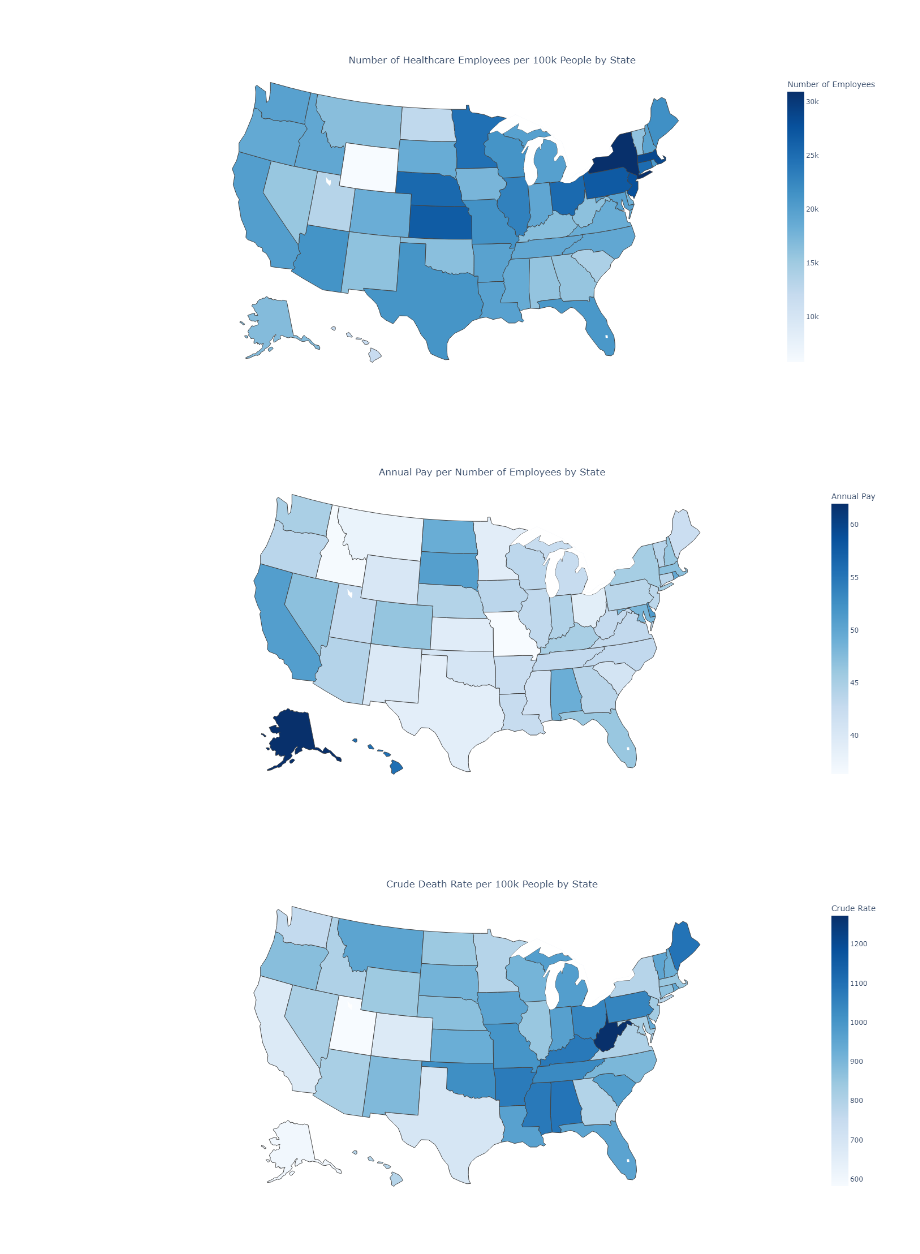
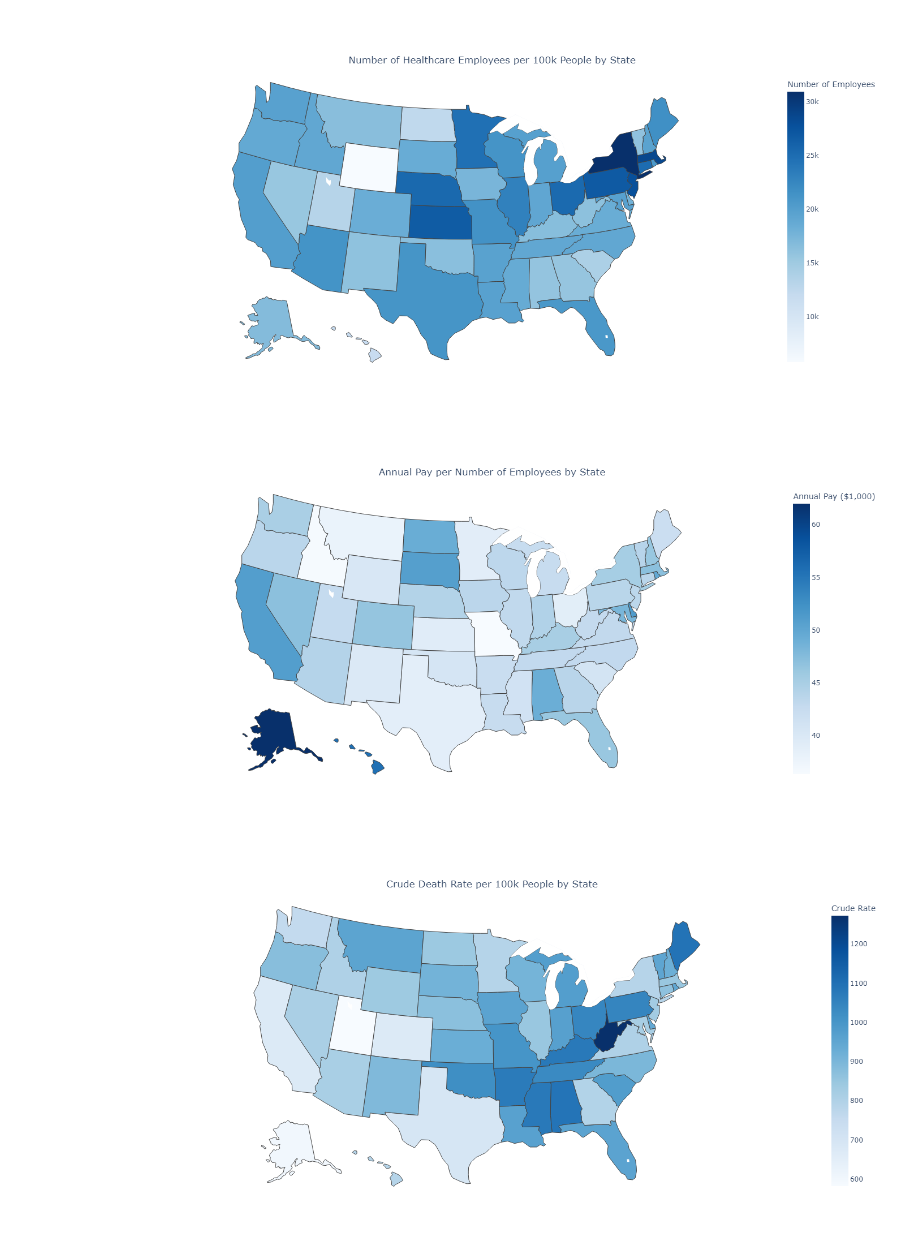
Before and after one commit to linseystokes17/healthcareCapstone, a Jupyter notebook: Notebooks/census_healthcare.ipynb, the cells around one changed output. Cells and saved outputs as stored; diff of their text form; code cells hidden in the pictures.

```diff
--- a/Notebooks/census_healthcare.ipynb
+++ b/Notebooks/census_healthcare.ipynb
@@ -336,26 +341,26 @@ fig.write_image("employees.png", height=700, width=1400)
 # %%
 fig = px.choropleth(hospitals_deaths,
     locations='Code',
     color='Payann_per_Employee',
     color_continuous_scale='blues',
     locationmode="USA-states",
     hover_name='Code',
     scope='usa',
-    labels={'Code':'Code', 'Payann_per_Employee':'Annual Pay'},
+    labels={'Code':'Code', 'Payann_per_Employee':'Annual Pay ($1,000)'},
     title = 'Annual Pay per Number of Employees by State'
 )
 
 fig.update_layout(
     title={
         'y':0.9,
         'x':0.5,
         'xanchor': 'center',
         'yanchor': 'top'},
     width = 500)
 fig.show(renderer='png', height=700, width=1400)
 fig.write_image("pay_per_employees.png", height=700, width=1400)
 # %% [output]
-[figure, old version]
+[figure, new version]
 # %%
 fig = px.choropleth(hospitals_deaths,
     locations='Code',
```
Also changed, not shown: parts of 4 cells of this notebook, 3 other files.
